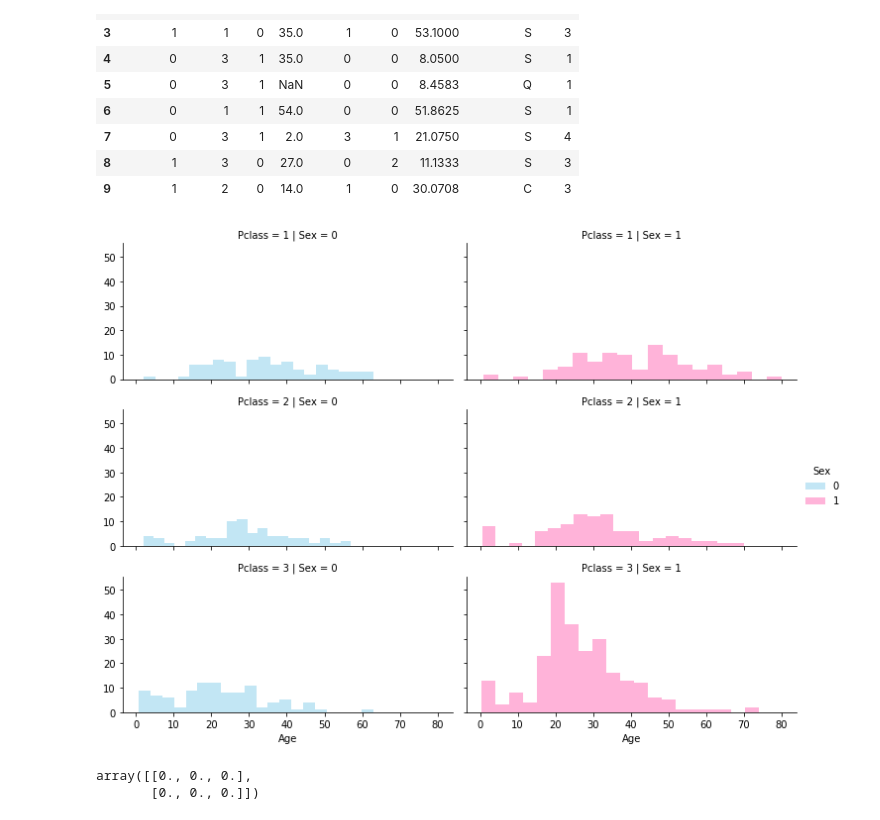
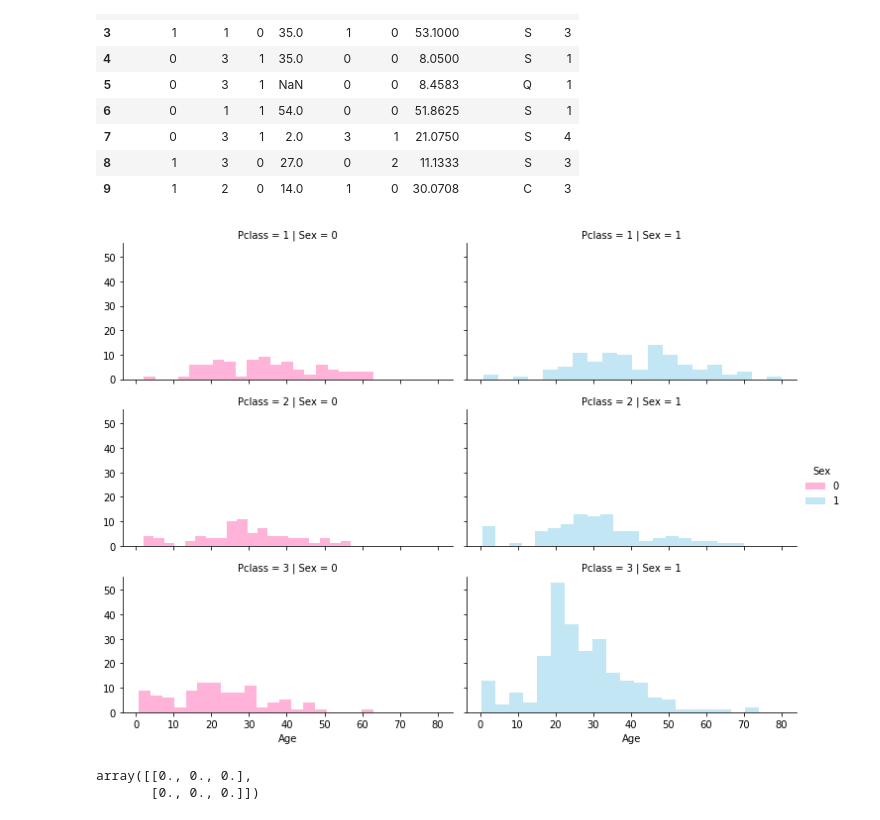
Before and after one commit to sethvfriesz/titanic_repository, a Jupyter notebook: Titanic.ipynb, the cells around one changed output. Saved outputs shown, nothing was run; the diff lists cells and outputs as text; code cells hidden in the pictures.

```diff
--- a/Titanic.ipynb
+++ b/Titanic.ipynb
@@ -216,15 +216,15 @@ train_set.head(10)
 | 8 | 1 | 3 | 0 | 27.0 | 0 | 2 | 11.1333 | S | 3 |
 | 9 | 1 | 2 | 0 | 14.0 | 1 | 0 | 30.0708 | C | 3 |
 # %%
-pal = {0:"skyblue", 1:"hotpink"}
+pal = {0:"hotpink", 1:"skyblue"}
 grid = sns.FacetGrid(train_set, row = 'Pclass',
                      col = 'Sex', height = 2.5, aspect = 2,
                      hue = 'Sex', palette = pal)
 grid.map(plt.hist,'Age', alpha = 0.5, bins = 20)
 grid.add_legend()
 plt.show()
 # %% [output]
-[figure, old version]
+[figure, new version]
 # %%
 guess_ages = np.zeros((2,3))
 guess_ages
```
Also changed, not shown: parts of 19 cells of this notebook.
